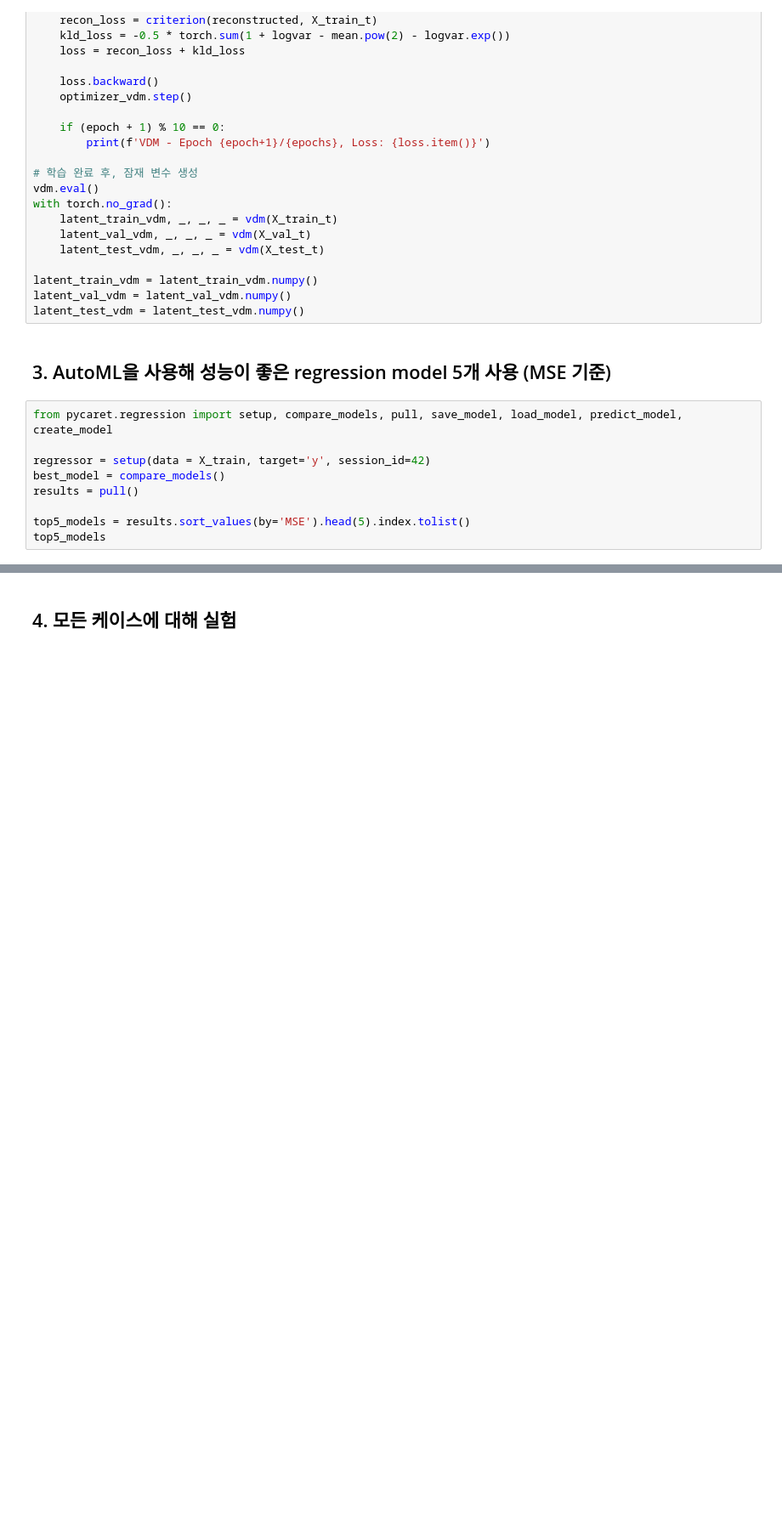
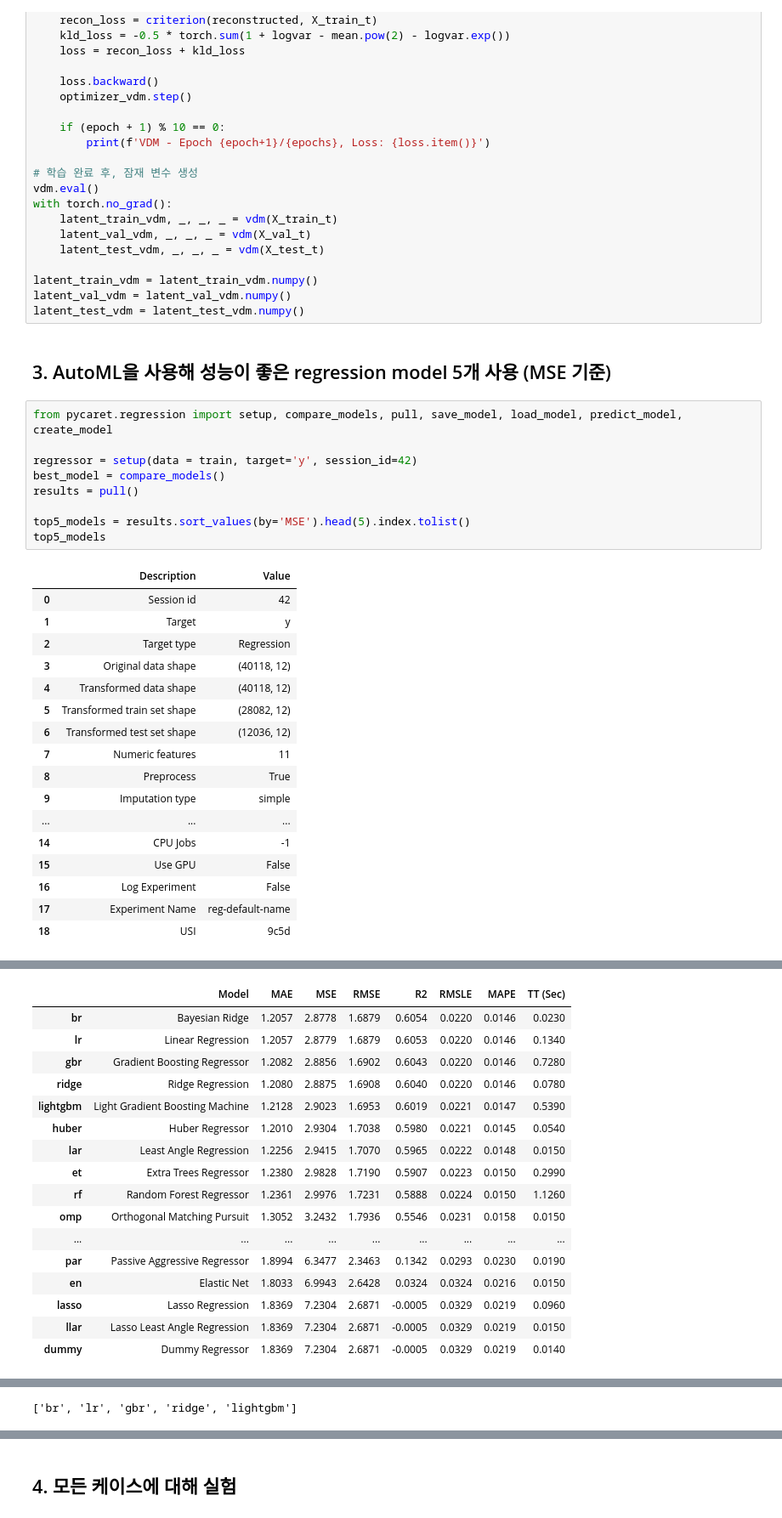
Before and after one commit to kyungheee/2024-Samsung-AI-Challenge-Black-box-Optimization, a Jupyter notebook: diffusion_model/diffusion_model2.ipynb, the cells around one changed output, grey strips where cells are left out. Shown: that part at 85% size. Saved outputs shown, nothing was run; the diff lists cells and outputs as text; blank space fills up the shorter version.

Commit message:
diffusion model update

```diff
--- a/diffusion_model/diffusion_model2.ipynb
+++ b/diffusion_model/diffusion_model2.ipynb
@@ -209,9 +222,27 @@ latent_test_vdm = latent_test_vdm.numpy()
 # %%
 from pycaret.regression import setup, compare_models, pull, save_model, load_model, predict_model, create_model
 
-regressor = setup(data = X_train, target='y', session_id=42)
+regressor = setup(data = train, target='y', session_id=42)
 best_model = compare_models()
 results = pull()
 
 top5_models = results.sort_values(by='MSE').head(5).index.tolist()
 top5_models
+# %% [output]
+|  | Description | Value |
+| 0 | Session id | 42 |
+| 1 | Target | y |
+| 2 | Target type | Regression |
+| 3 | Original data shape | (40118, 12) |
+| 4 | Transformed data shape | (40118, 12) |
+| 5 | Transformed train set shape | (28082, 12) |
+| 6 | Transformed test set shape | (12036, 12) |
+| 7 | Numeric features | 11 |
+| 8 | Preprocess | True |
+| 9 | Imputation type | simple |
+| ... | ... | ... |
+| 14 | CPU Jobs | -1 |
+| 15 | Use GPU | False |
+| 16 | Log Experiment | False |
+| 17 | Experiment Name | reg-default-name |
+| 18 | USI | 9c5d |
@@ -217,0 +250,17 @@ top5_models
+|  | Model | MAE | MSE | RMSE | R2 | RMSLE | MAPE | TT (Sec) |
+| br | Bayesian Ridge | 1.2057 | 2.8778 | 1.6879 | 0.6054 | 0.0220 | 0.0146 | 0.0230 |
+| lr | Linear Regression | 1.2057 | 2.8779 | 1.6879 | 0.6053 | 0.0220 | 0.0146 | 0.1340 |
+| gbr | Gradient Boosting Regressor | 1.2082 | 2.8856 | 1.6902 | 0.6043 | 0.0220 | 0.0146 | 0.7280 |
+| ridge | Ridge Regression | 1.2080 | 2.8875 | 1.6908 | 0.6040 | 0.0220 | 0.0146 | 0.0780 |
+| lightgbm | Light Gradient Boosting Machine | 1.2128 | 2.9023 | 1.6953 | 0.6019 | 0.0221 | 0.0147 | 0.5390 |
+| huber | Huber Regressor | 1.2010 | 2.9304 | 1.7038 | 0.5980 | 0.0221 | 0.0145 | 0.0540 |
+| lar | Least Angle Regression | 1.2256 | 2.9415 | 1.7070 | 0.5965 | 0.0222 | 0.0148 | 0.0150 |
+| et | Extra Trees Regressor | 1.2380 | 2.9828 | 1.7190 | 0.5907 | 0.0223 | 0.0150 | 0.2990 |
+| rf | Random Forest Regressor | 1.2361 | 2.9976 | 1.7231 | 0.5888 | 0.0224 | 0.0150 | 1.1260 |
+| omp | Orthogonal Matching Pursuit | 1.3052 | 3.2432 | 1.7936 | 0.5546 | 0.0231 | 0.0158 | 0.0150 |
+| ... | ... | ... | ... | ... | ... | ... | ... | ... |
+| par | Passive Aggressive Regressor | 1.8994 | 6.3477 | 2.3463 | 0.1342 | 0.0293 | 0.0230 | 0.0190 |
+| en | Elastic Net | 1.8033 | 6.9943 | 2.6428 | 0.0324 | 0.0324 | 0.0216 | 0.0150 |
+| lasso | Lasso Regression | 1.8369 | 7.2304 | 2.6871 | -0.0005 | 0.0329 | 0.0219 | 0.0960 |
+| llar | Lasso Least Angle Regression | 1.8369 | 7.2304 | 2.6871 | -0.0005 | 0.0329 | 0.0219 | 0.0150 |
+| dummy | Dummy Regressor | 1.8369 | 7.2304 | 2.6871 | -0.0005 | 0.0329 | 0.0219 | 0.0140 |
@@ -218,3 +268,4 @@ top5_models
+['br', 'lr', 'gbr', 'ridge', 'lightgbm']
 # %%
 train_model = {}
 for model_name in top5_models:
```
Also changed, not shown: parts of 9 cells of this notebook, 1 other file.
